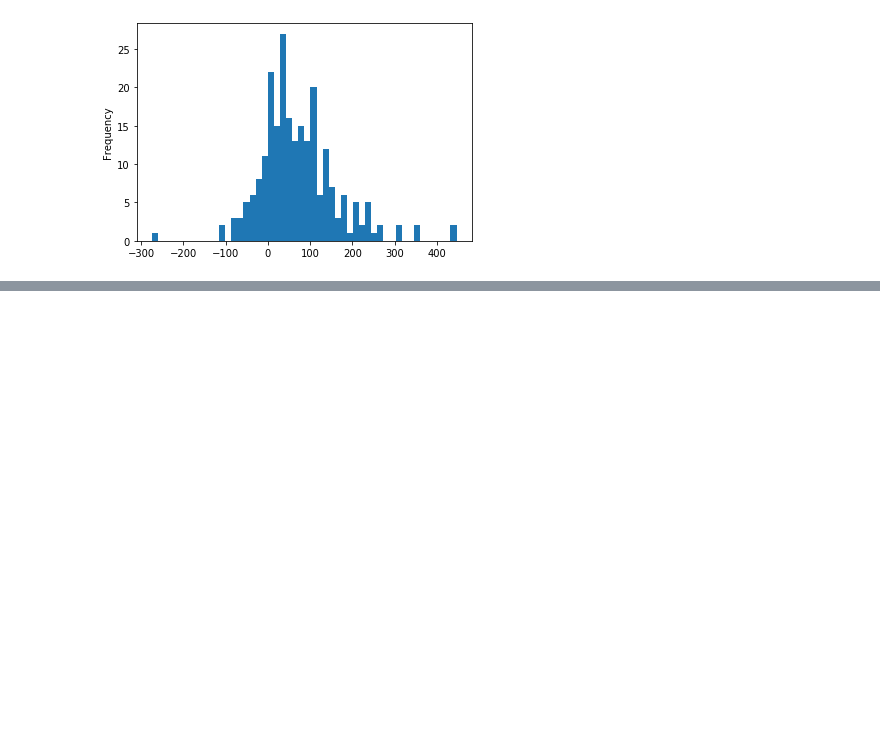
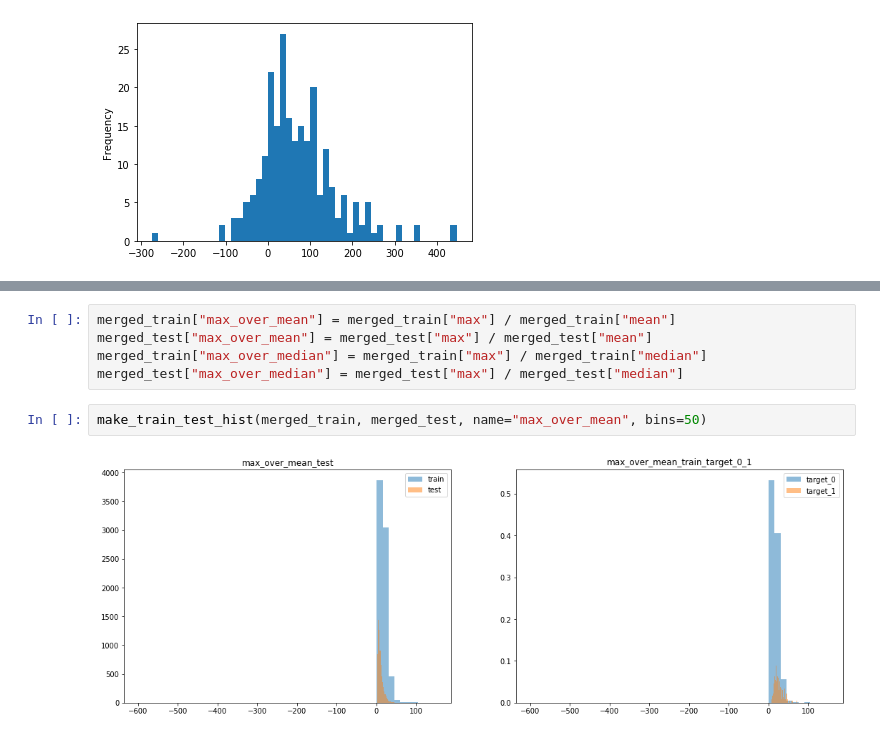
Before and after one commit to koukyo1994/atmaCup5, a Jupyter notebook: notebooks/02_second_EDA.ipynb, the cells around one changed output, grey strips where cells are left out. Cells and saved outputs as stored; diff of their text form; blank space fills up the shorter version.

```diff
--- a/notebooks/02_second_EDA.ipynb
+++ b/notebooks/02_second_EDA.ipynb
@@ -143,0 +163,9 @@ merged_train.query("target == 1").params0.plot.hist(bins=50);
+# %%
+merged_train["max_over_mean"] = merged_train["max"] / merged_train["mean"]
+merged_test["max_over_mean"] = merged_test["max"] / merged_test["mean"]
+merged_train["max_over_median"] = merged_train["max"] / merged_train["median"]
+merged_test["max_over_median"] = merged_test["max"] / merged_test["median"]
+# %%
+make_train_test_hist(merged_train, merged_test, name="max_over_mean", bins=50)
+# %% [output]
+[figure, added]
```
Also changed, not shown: parts of 7 cells of this notebook, 6 other files.
